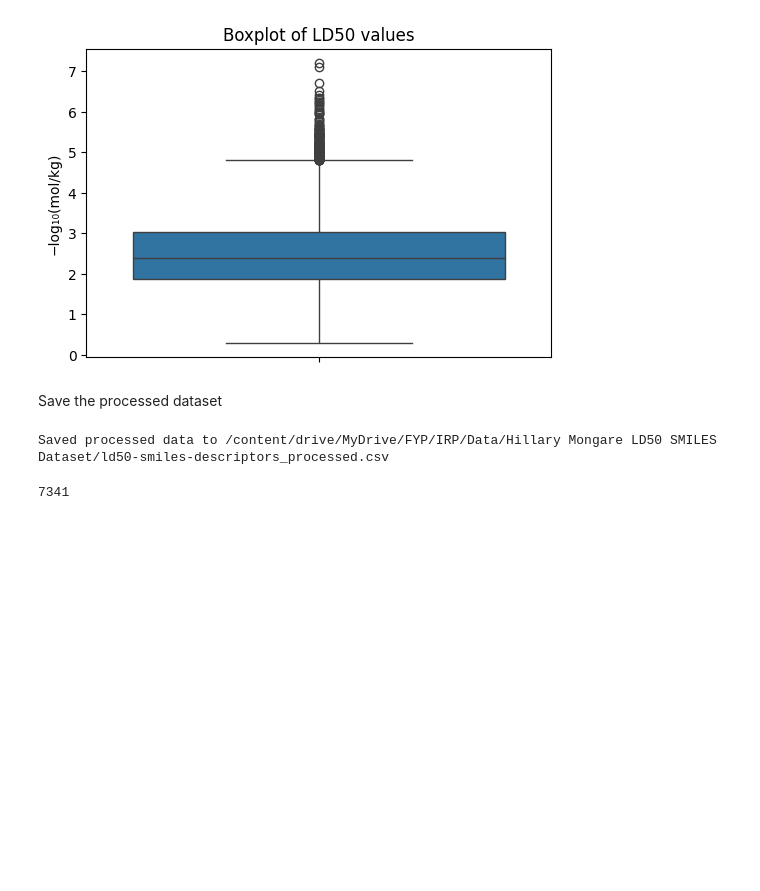
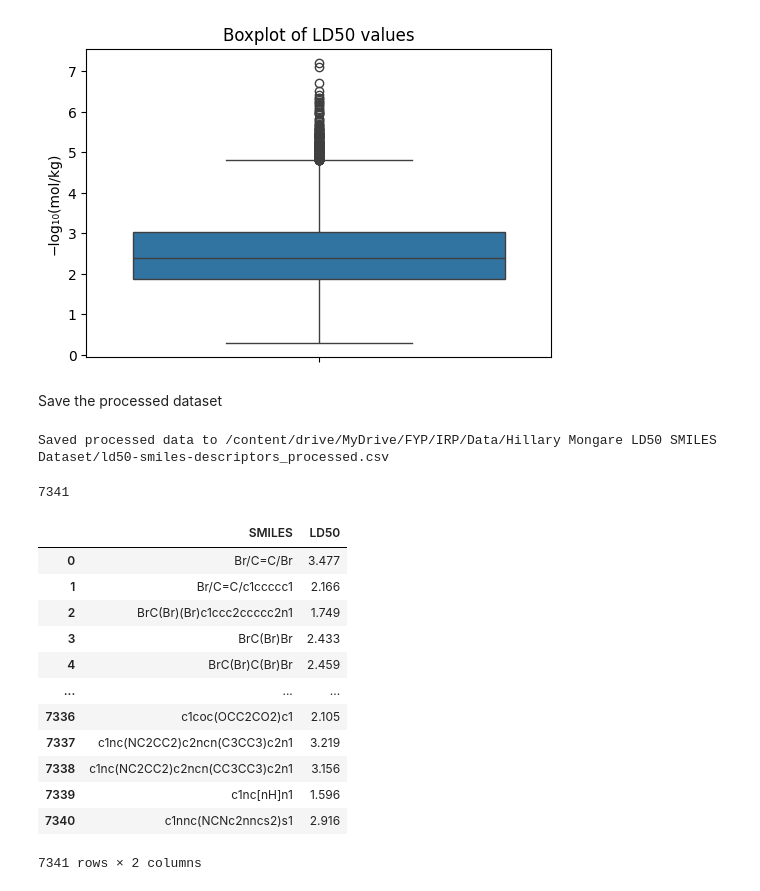
Before and after one commit to summyyyyy/Mixture-Toxicity-Predictor-with-Real-Time-Explanations, a Jupyter notebook: single_ld50_data/Hillary_Mongare_ld50_SMILES_kaggle_dataset/Preprocessing_and_EDA_for_Hillary_Mongare's_LD50‑SMILES_Dataset.ipynb, the cells around one changed output. Saved outputs shown, nothing was run; the diff lists cells and outputs as text; code cells hidden in the pictures; blank space fills up the shorter version.

```diff
--- a/single_ld50_data/Hillary_Mongare_ld50_SMILES_kaggle_dataset/Preprocessing_and_EDA_for_Hillary_Mongare's_LD50‑SMILES_Dataset.ipynb
+++ b/single_ld50_data/Hillary_Mongare_ld50_SMILES_kaggle_dataset/Preprocessing_and_EDA_for_Hillary_Mongare's_LD50‑SMILES_Dataset.ipynb
@@ -231,3 +240,19 @@ Saved processed data to /content/drive/MyDrive/FYP/IRP/Data/Hillary Mongare LD50
 len(agg_df['SMILES'].unique())
 # %% [output]
 7341
+# %%
+model_ready
+# %% [output]
+|  | SMILES | LD50 |
+| 0 | Br/C=C/Br | 3.477 |
+| 1 | Br/C=C/c1ccccc1 | 2.166 |
+| 2 | BrC(Br)(Br)c1ccc2ccccc2n1 | 1.749 |
+| 3 | BrC(Br)Br | 2.433 |
+| 4 | BrC(Br)C(Br)Br | 2.459 |
+| ... | ... | ... |
+| 7336 | c1coc(OCC2CO2)c1 | 2.105 |
+| 7337 | c1nc(NC2CC2)c2ncn(C3CC3)c2n1 | 3.219 |
+| 7338 | c1nc(NC2CC2)c2ncn(CC3CC3)c2n1 | 3.156 |
+| 7339 | c1nc[nH]n1 | 1.596 |
+| 7340 | c1nnc(NCNc2nncs2)s1 | 2.916 |
+7341 rows × 2 columns
```
Also changed, not shown: parts of 1 cell of this notebook, 14 other files.
